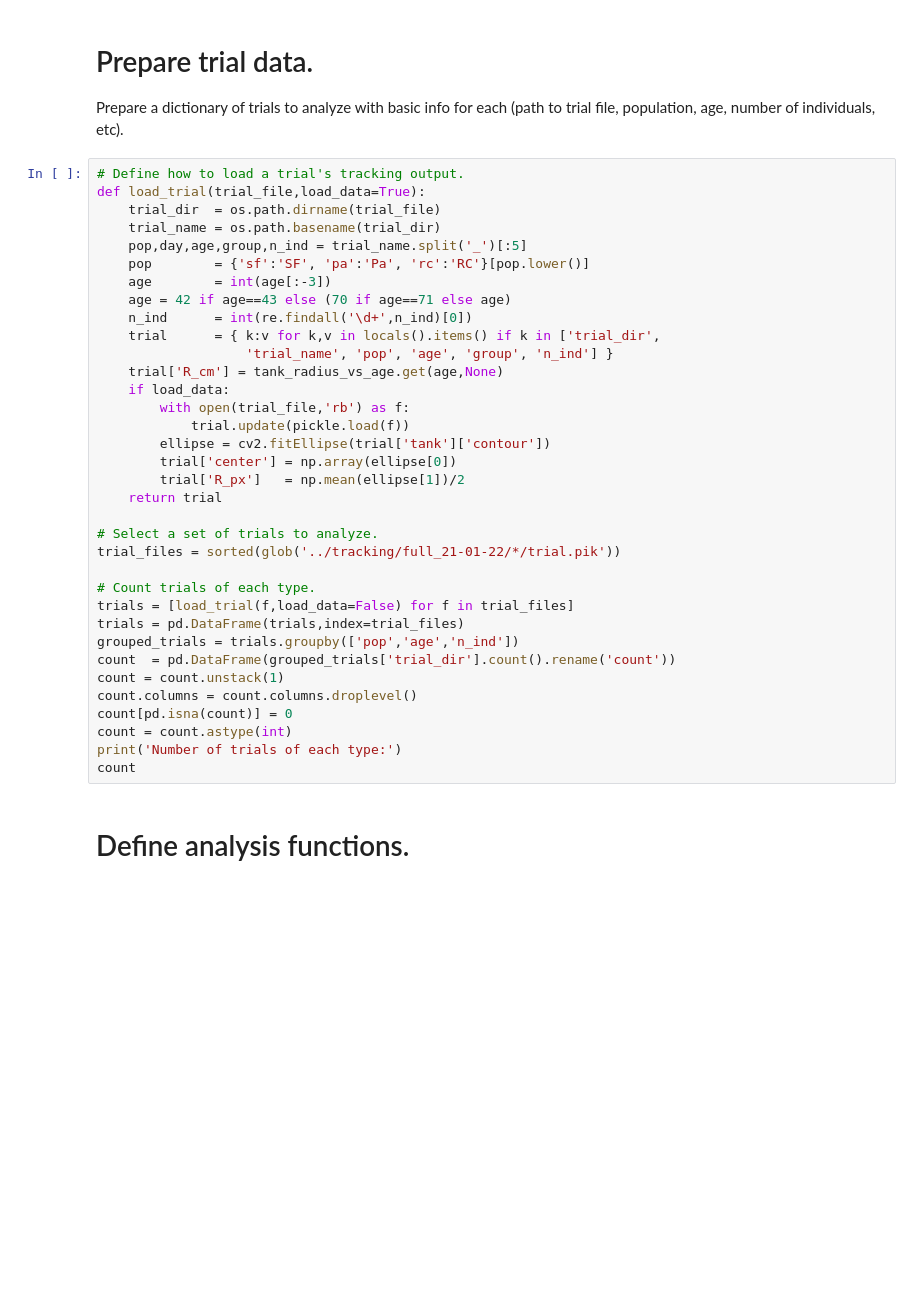
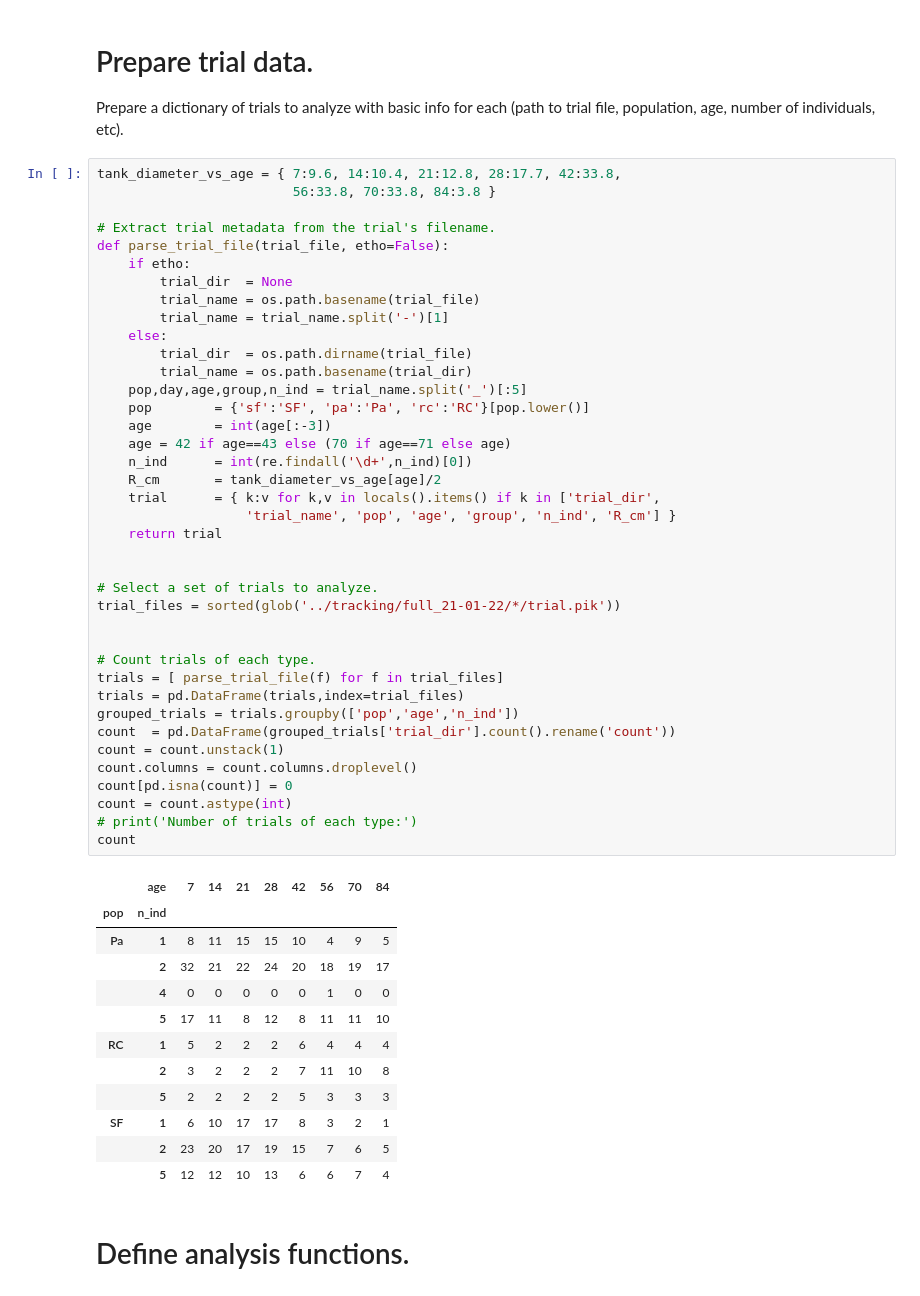
Before and after one commit to yffily/trilab-tracker, a Jupyter notebook: analyze.ipynb, the cells around one changed output. Drawn from its saved outputs; the diff is of its cells as text; blank space fills up the shorter version.

```diff
--- a/analyze.ipynb
+++ b/analyze.ipynb
@@ -23,40 +21,57 @@ analysis_dir = './analysis'
 
 Prepare a dictionary of trials to analyze with basic info for each (path to trial file, population, age, number of individuals, etc).
 # %%
-# Define how to load a trial's tracking output.
-def load_trial(trial_file,load_data=True):
-    trial_dir  = os.path.dirname(trial_file)
-    trial_name = os.path.basename(trial_dir)
+tank_diameter_vs_age = { 7:9.6, 14:10.4, 21:12.8, 28:17.7, 42:33.8,
+                         56:33.8, 70:33.8, 84:3.8 }
+
+# Extract trial metadata from the trial's filename.
+def parse_trial_file(trial_file, etho=False):
+    if etho:
+        trial_dir  = None
+        trial_name = os.path.basename(trial_file)
+        trial_name = trial_name.split('-')[1]
+    else:
+        trial_dir  = os.path.dirname(trial_file)
+        trial_name = os.path.basename(trial_dir)
     pop,day,age,group,n_ind = trial_name.split('_')[:5]
     pop        = {'sf':'SF', 'pa':'Pa', 'rc':'RC'}[pop.lower()]
     age        = int(age[:-3])
     age = 42 if age==43 else (70 if age==71 else age)
     n_ind      = int(re.findall('\d+',n_ind)[0])
+    R_cm       = tank_diameter_vs_age[age]/2
     trial      = { k:v for k,v in locals().items() if k in ['trial_dir',
-                   'trial_name', 'pop', 'age', 'group', 'n_ind'] }
-    trial['R_cm'] = tank_radius_vs_age.get(age,None)
-    if load_data:
-        with open(trial_file,'rb') as f:
-            trial.update(pickle.load(f))
-        ellipse = cv2.fitEllipse(trial['tank']['contour'])
-        trial['center'] = np.array(ellipse[0])
-        trial['R_px']   = np.mean(ellipse[1])/2
+                   'trial_name', 'pop', 'age', 'group', 'n_ind', 'R_cm'] }
     return trial
+
 
 # Select a set of trials to analyze.
 trial_files = sorted(glob('../tracking/full_21-01-22/*/trial.pik'))
 
+
 # Count trials of each type.
-trials = [load_trial(f,load_data=False) for f in trial_files]
+trials = [ parse_trial_file(f) for f in trial_files]
 trials = pd.DataFrame(trials,index=trial_files)
 grouped_trials = trials.groupby(['pop','age','n_ind'])
 count  = pd.DataFrame(grouped_trials['trial_dir'].count().rename('count'))
 count = count.unstack(1)
 count.columns = count.columns.droplevel()
 count[pd.isna(count)] = 0
 count = count.astype(int)
-print('Number of trials of each type:')
+# print('Number of trials of each type:')
 count
+# %% [output]
+|  | age | 7 | 14 | 21 | 28 | 42 | 56 | 70 | 84 |
+| pop | n_ind |  |  |  |  |  |  |  |  |
+| Pa | 1 | 8 | 11 | 15 | 15 | 10 | 4 | 9 | 5 |
+|  | 2 | 32 | 21 | 22 | 24 | 20 | 18 | 19 | 17 |
+|  | 4 | 0 | 0 | 0 | 0 | 0 | 1 | 0 | 0 |
+|  | 5 | 17 | 11 | 8 | 12 | 8 | 11 | 11 | 10 |
+| RC | 1 | 5 | 2 | 2 | 2 | 6 | 4 | 4 | 4 |
+|  | 2 | 3 | 2 | 2 | 2 | 7 | 11 | 10 | 8 |
+|  | 5 | 2 | 2 | 2 | 2 | 5 | 3 | 3 | 3 |
+| SF | 1 | 6 | 10 | 17 | 17 | 8 | 3 | 2 | 1 |
+|  | 2 | 23 | 20 | 17 | 19 | 15 | 7 | 6 | 5 |
+|  | 5 | 12 | 12 | 10 | 13 | 6 | 6 | 7 | 4 |
 # %% [markdown]
 # Define analysis functions.
 # %%
```
Also changed, not shown: parts of 26 cells of this notebook, 2 other files.
